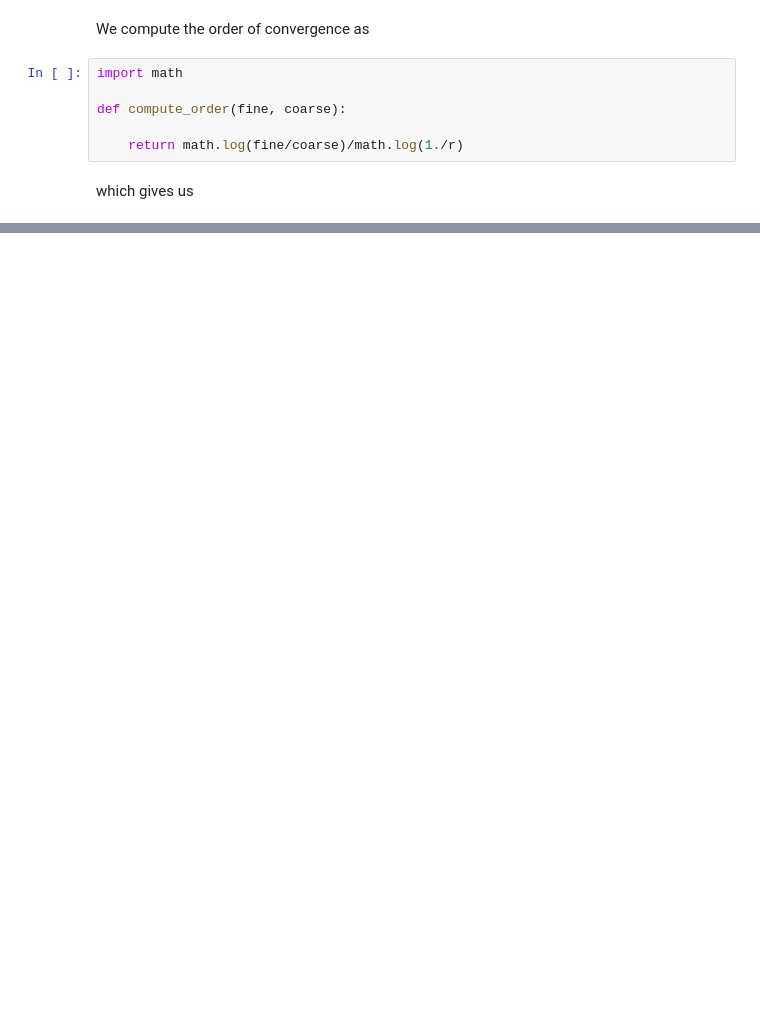
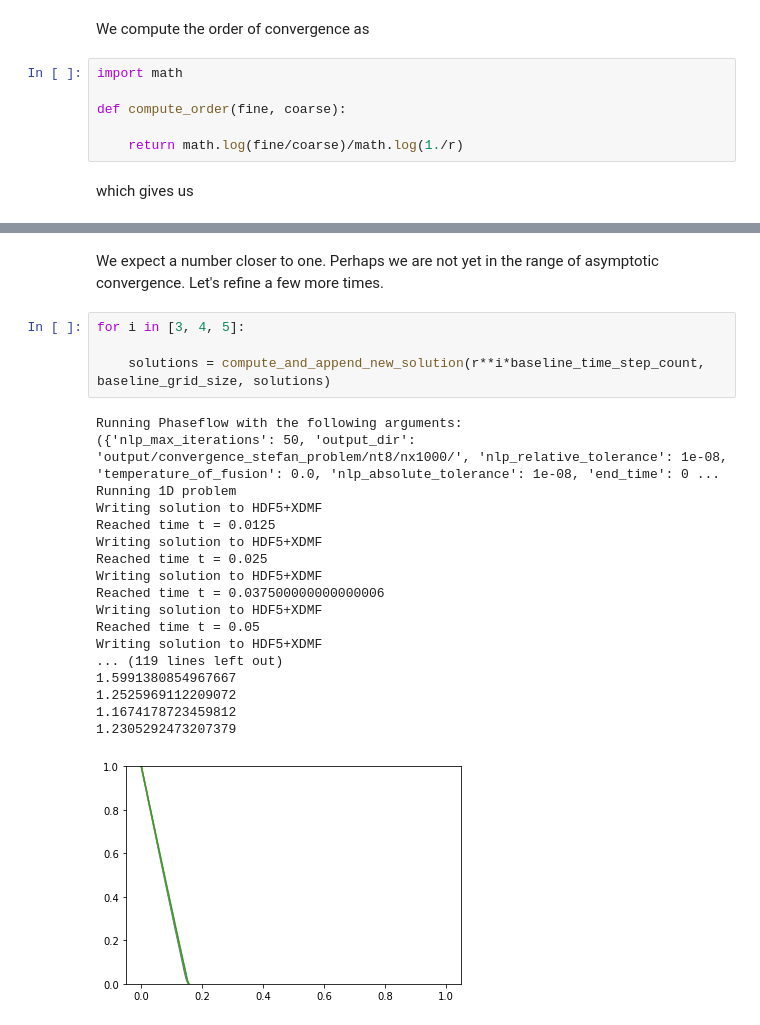
Before and after one commit to geo-fluid-dynamics/phaseflow-fenics, a Jupyter notebook: notebooks/Convergence-StefanProblem.ipynb, the cells around one changed output, grey strips where cells are left out. Drawn from its saved outputs; the diff is of its cells as text; blank space fills up the shorter version.

```diff
--- a/notebooks/Convergence-StefanProblem.ipynb
+++ b/notebooks/Convergence-StefanProblem.ipynb
@@ -202,0 +156,25 @@ print(order)
+# %% [markdown]
+We expect a number closer to one. Perhaps we are not yet in the range of asymptotic convergence. Let's refine a few more times.
+# %%
+for i in [3, 4, 5]:
+
+    solutions = compute_and_append_new_solution(r**i*baseline_time_step_count, baseline_grid_size, solutions)
+# %% [output]
+Running Phaseflow with the following arguments:
+({'nlp_max_iterations': 50, 'output_dir': 'output/convergence_stefan_problem/nt8/nx1000/', 'nlp_relative_tolerance': 1e-08, 'temperature_of_fusion': 0.0, 'nlp_absolute_tolerance': 1e-08, 'end_time': 0 ...
+Running 1D problem
+Writing solution to HDF5+XDMF
+Reached time t = 0.0125
+Writing solution to HDF5+XDMF
+Reached time t = 0.025
+Writing solution to HDF5+XDMF
+Reached time t = 0.037500000000000006
+Writing solution to HDF5+XDMF
+Reached time t = 0.05
+Writing solution to HDF5+XDMF
+... (119 lines left out)
+1.5991380854967667
+1.2525969112209072
+1.1674178723459812
+1.2305292473207379
+[figure, added]
```
Also changed, not shown: parts of 19 cells of this notebook.
